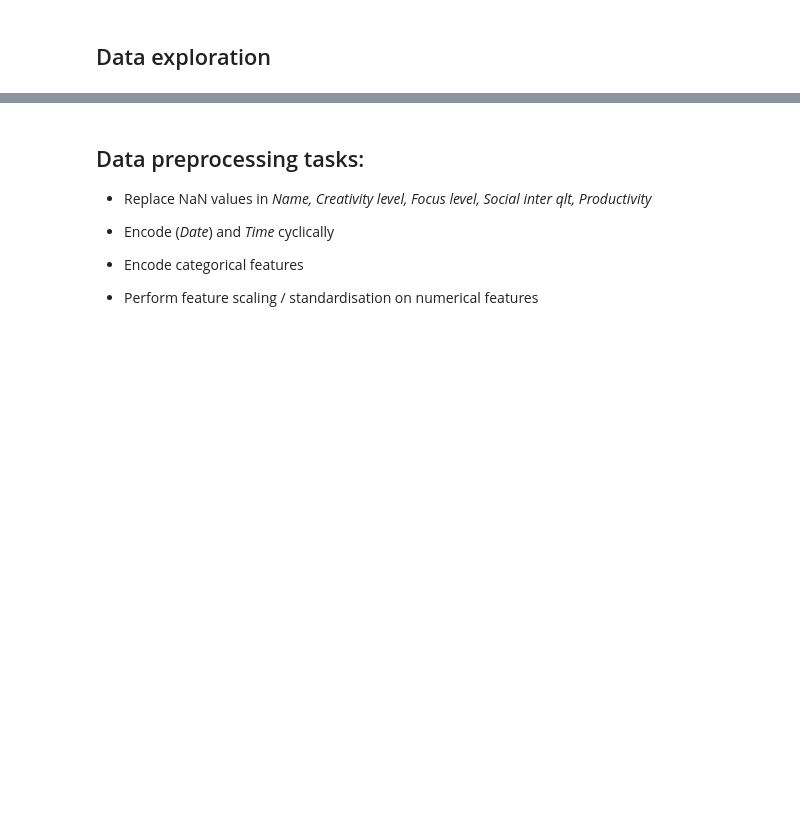
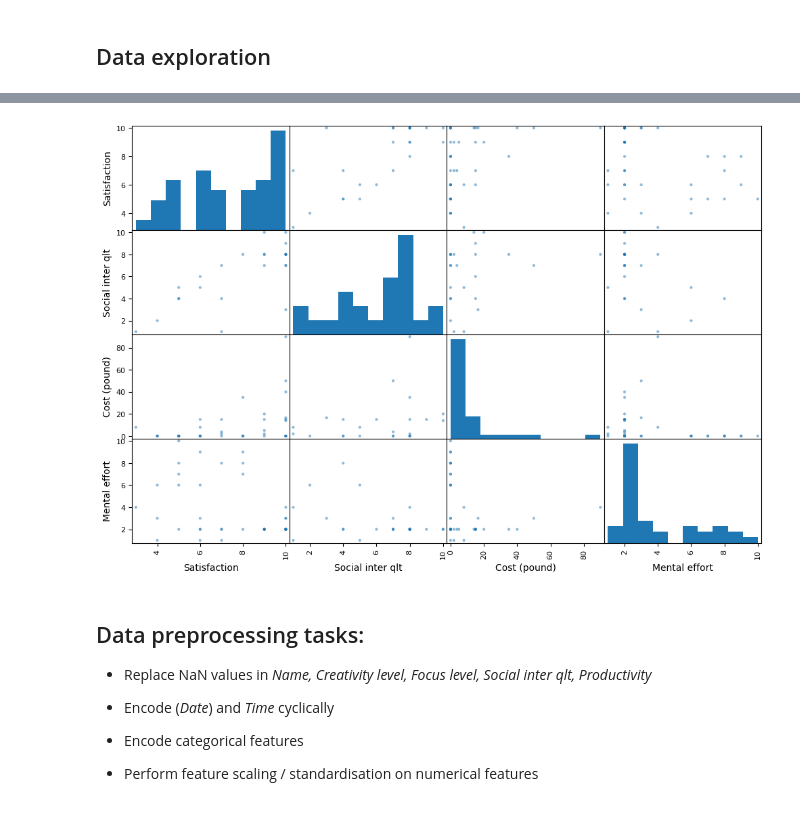
Before and after one commit to mikhail-mat/activity-satisfaction, a Jupyter notebook: model.ipynb, the cells around one changed output, grey strips where cells are left out. Saved outputs shown, nothing was run; the diff lists cells and outputs as text; code cells hidden in the pictures; blank space fills up the shorter version.

```diff
--- a/model.ipynb
+++ b/model.ipynb
@@ -33,6 +34,7 @@ column_names = ['Timestamp', 'Name', 'Activity', 'Date', 'Time',
                 'Enjoyment', 'Fulfillment', 'Satisfaction']
 
 df_orig.columns = column_names
+df_orig.loc[df_orig['Location'] == 'School / University', 'Location'] = 'School or university'
 df = df_orig.copy()
 # %%
 df.head()
@@ -98,3 +100,12 @@ df = df.drop(['Timestamp', 'Activity', 'Name', 'Date'], axis=1, errors='ignore')
 # %%
 activities = train_set.drop(['Enjoyment', 'Fulfillment', 'Satisfaction'], axis=1)
 activities_labels = train_set['Satisfaction'].copy()
+# %%
+duration_min = activities['Duration'].str.extract(r'([0-9.]+)')[0].astype(float)
+cost_pound = activities['Cost'].str.extract(r'([0-9.]+)')[0].astype(float)
+cost_per_min = cost_pound / duration_min
+# %%
+activities_corr = train_set.copy()
+activities_corr['Duration (min)'] = duration_min
+activities_corr['Cost (pound)'] = cost_pound
+activities_corr['Cost per min'] = cost_per_min
@@ -101,3 +130,9 @@ activities_labels = train_set['Satisfaction'].copy()
+# %%
+corr_features = ['Satisfaction', 'Social inter qlt', 'Cost (pound)', 'Mental effort']
+scatter_matrix(activities_corr[corr_features], figsize=(12, 8))
+plt.show()
+# %% [output]
+[figure, added]
 # %% [markdown]
 ## Data preprocessing tasks:
 
```
Also changed, not shown: parts of 14 cells of this notebook, 1 other file.
